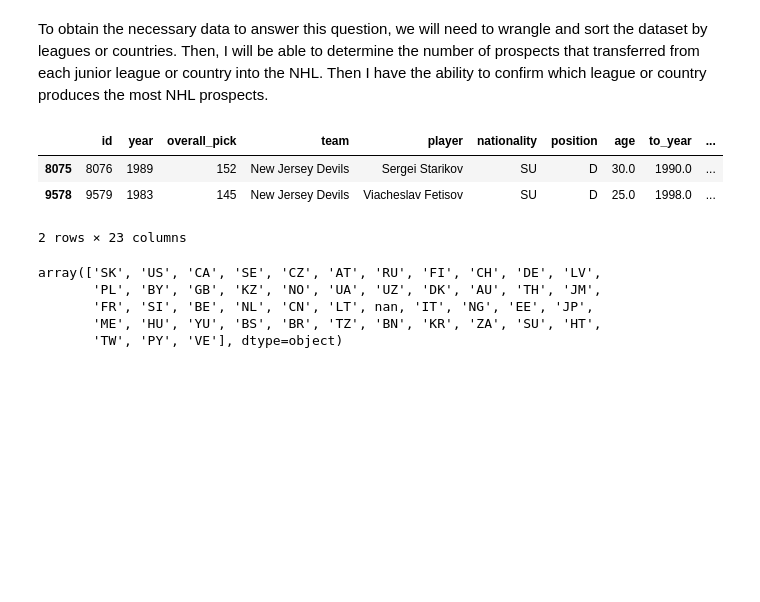
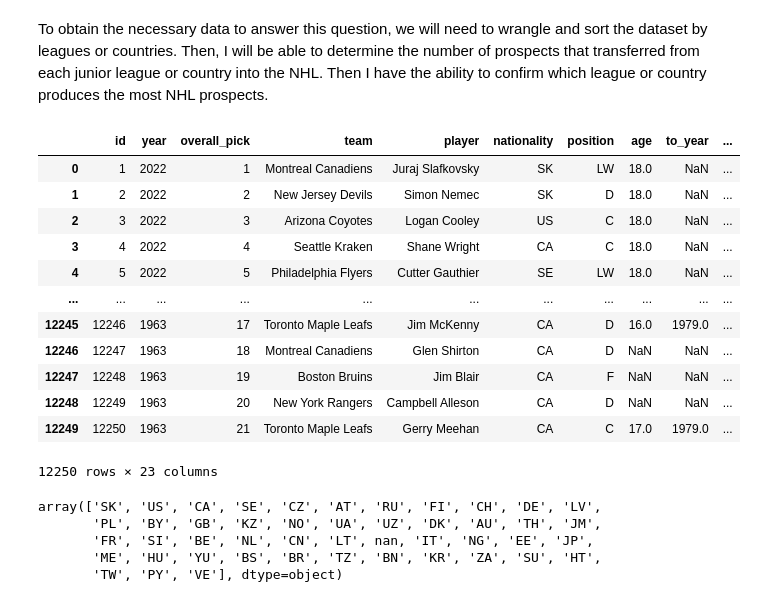
Before and after one commit to ubco-W2022T2-data301/project-group-group31, a Jupyter notebook: analysis/analysis2.ipynb, the cells around one changed output. Drawn from its saved outputs; the diff is of its cells as text; code cells hidden in the pictures; blank space fills up the shorter version.

```diff
--- a/analysis/analysis2.ipynb
+++ b/analysis/analysis2.ipynb
@@ -11,12 +11,21 @@ To obtain the necessary data to answer this question, we will need to wrangle an
 import pandas as pd
 # %%
 df = pd.read_csv("../data/raw/NHLDraft.csv")
-df[df["nationality"]=="SU"]
+df
 # %% [output]
 |  | id | year | overall_pick | team | player | nationality | position | age | to_year | ... |
-| 8075 | 8076 | 1989 | 152 | New Jersey Devils | Sergei Starikov | SU | D | 30.0 | 1990.0 | ... |
-| 9578 | 9579 | 1983 | 145 | New Jersey Devils | Viacheslav Fetisov | SU | D | 25.0 | 1998.0 | ... |
+| 0 | 1 | 2022 | 1 | Montreal Canadiens | Juraj Slafkovsky | SK | LW | 18.0 | NaN | ... |
+| 1 | 2 | 2022 | 2 | New Jersey Devils | Simon Nemec | SK | D | 18.0 | NaN | ... |
+| 2 | 3 | 2022 | 3 | Arizona Coyotes | Logan Cooley | US | C | 18.0 | NaN | ... |
+| 3 | 4 | 2022 | 4 | Seattle Kraken | Shane Wright | CA | C | 18.0 | NaN | ... |
+| 4 | 5 | 2022 | 5 | Philadelphia Flyers | Cutter Gauthier | SE | LW | 18.0 | NaN | ... |
+| ... | ... | ... | ... | ... | ... | ... | ... | ... | ... | ... |
+| 12245 | 12246 | 1963 | 17 | Toronto Maple Leafs | Jim McKenny | CA | D | 16.0 | 1979.0 | ... |
+| 12246 | 12247 | 1963 | 18 | Montreal Canadiens | Glen Shirton | CA | D | NaN | NaN | ... |
+| 12247 | 12248 | 1963 | 19 | Boston Bruins | Jim Blair | CA | F | NaN | NaN | ... |
+| 12248 | 12249 | 1963 | 20 | New York Rangers | Campbell Alleson | CA | D | NaN | NaN | ... |
+| 12249 | 12250 | 1963 | 21 | Toronto Maple Leafs | Gerry Meehan | CA | C | 17.0 | 1979.0 | ... |
-2 rows × 23 columns
+12250 rows × 23 columns
 # %%
 df['nationality'].unique()
 # %% [output]
```
Also changed, not shown: parts of 5 cells of this notebook.
